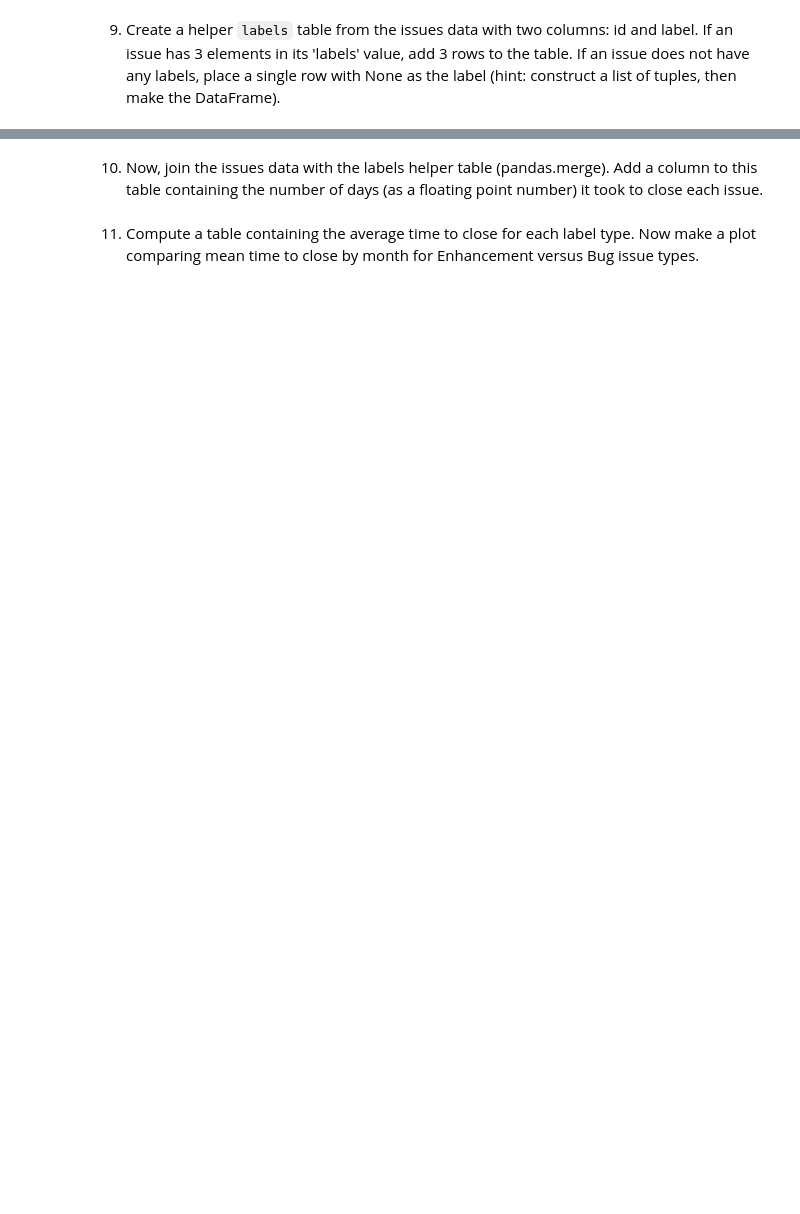
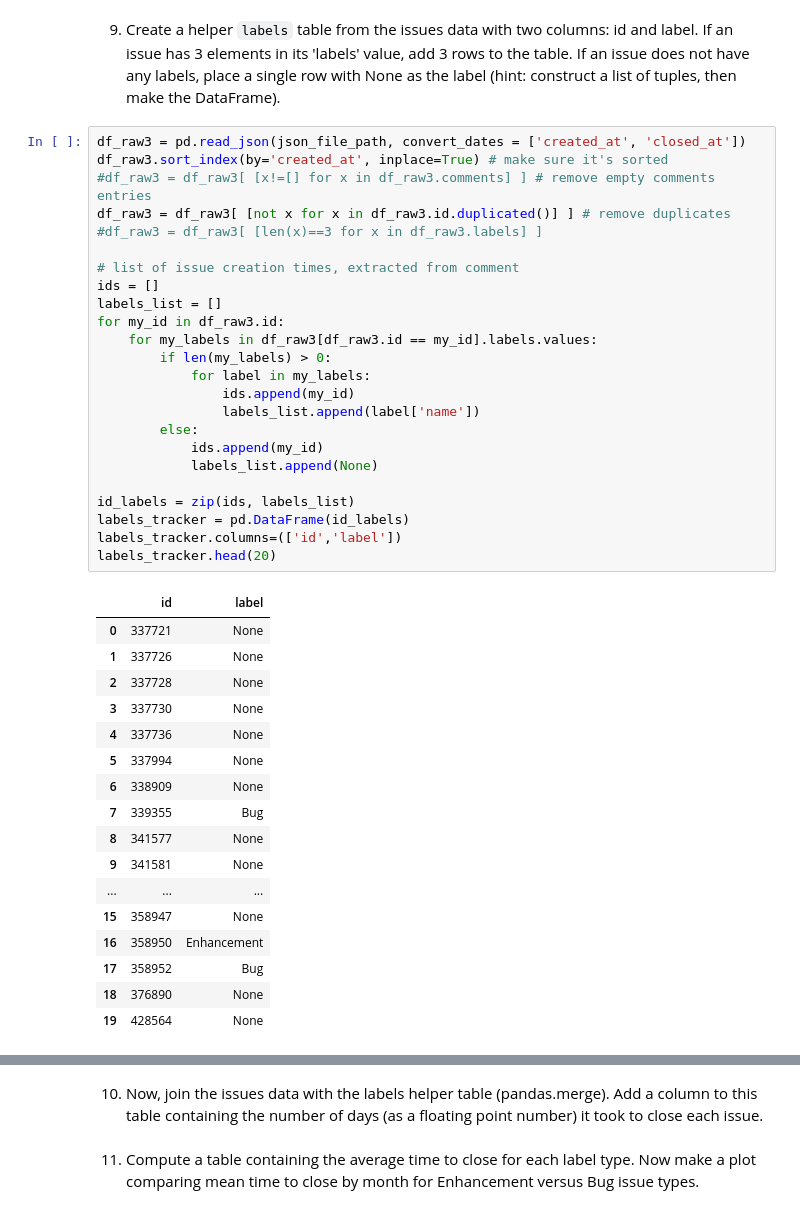
Before and after one commit to Phononic/Sean_Lubner_250HWs, a Jupyter notebook: hw7/hw7.ipynb, the cells around one changed output, grey strips where cells are left out. Saved outputs shown, nothing was run; the diff lists cells and outputs as text; blank space fills up the shorter version.

```diff
--- a/hw7/hw7.ipynb
+++ b/hw7/hw7.ipynb
@@ -190,3 +184,45 @@ sum(comments.user.values == 'Aldanor')
 label. If an issue has 3 elements in its 'labels' value, add 3 rows to the
 table. If an issue does not have any labels, place a single row with None as
 the label (hint: construct a list of tuples, then make the DataFrame).
+# %%
+df_raw3 = pd.read_json(json_file_path, convert_dates = ['created_at', 'closed_at'])
+df_raw3.sort_index(by='created_at', inplace=True) # make sure it's sorted
+#df_raw3 = df_raw3[ [x!=[] for x in df_raw3.comments] ] # remove empty comments entries
+df_raw3 = df_raw3[ [not x for x in df_raw3.id.duplicated()] ] # remove duplicates
+#df_raw3 = df_raw3[ [len(x)==3 for x in df_raw3.labels] ]
+
+# list of issue creation times, extracted from comment
+ids = []
+labels_list = []
+for my_id in df_raw3.id:
+    for my_labels in df_raw3[df_raw3.id == my_id].labels.values:
+        if len(my_labels) > 0:
+            for label in my_labels:
+                ids.append(my_id)
+                labels_list.append(label['name'])
+        else:
+            ids.append(my_id)
+            labels_list.append(None)
+
+id_labels = zip(ids, labels_list)
+labels_tracker = pd.DataFrame(id_labels)
+labels_tracker.columns=(['id','label'])
+labels_tracker.head(20)
+# %% [output]
+|  | id | label |
+| 0 | 337721 | None |
+| 1 | 337726 | None |
+| 2 | 337728 | None |
+| 3 | 337730 | None |
+| 4 | 337736 | None |
+| 5 | 337994 | None |
+| 6 | 338909 | None |
+| 7 | 339355 | Bug |
+| 8 | 341577 | None |
+| 9 | 341581 | None |
+| ... | ... | ... |
+| 15 | 358947 | None |
+| 16 | 358950 | Enhancement |
+| 17 | 358952 | Bug |
+| 18 | 376890 | None |
+| 19 | 428564 | None |
```
Also changed, not shown: parts of 9 cells of this notebook.
